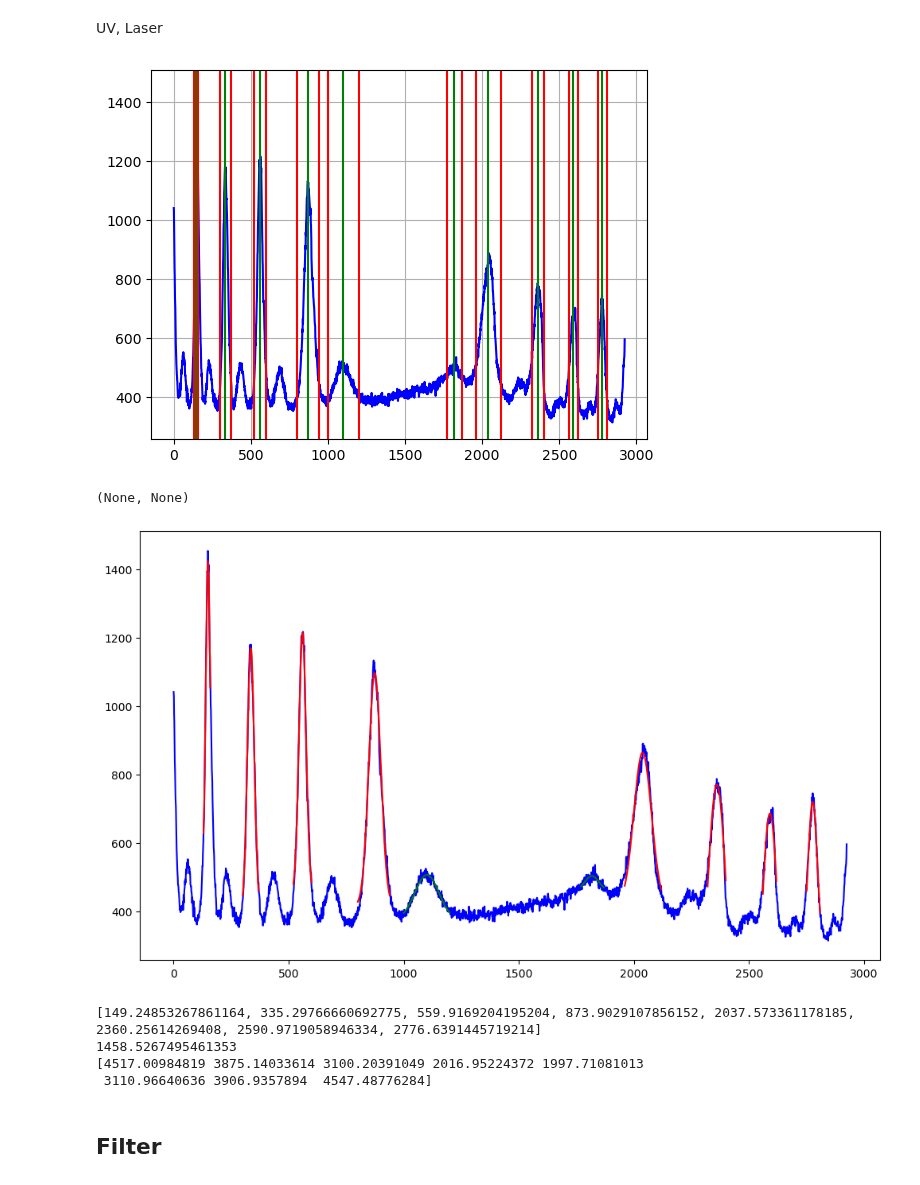
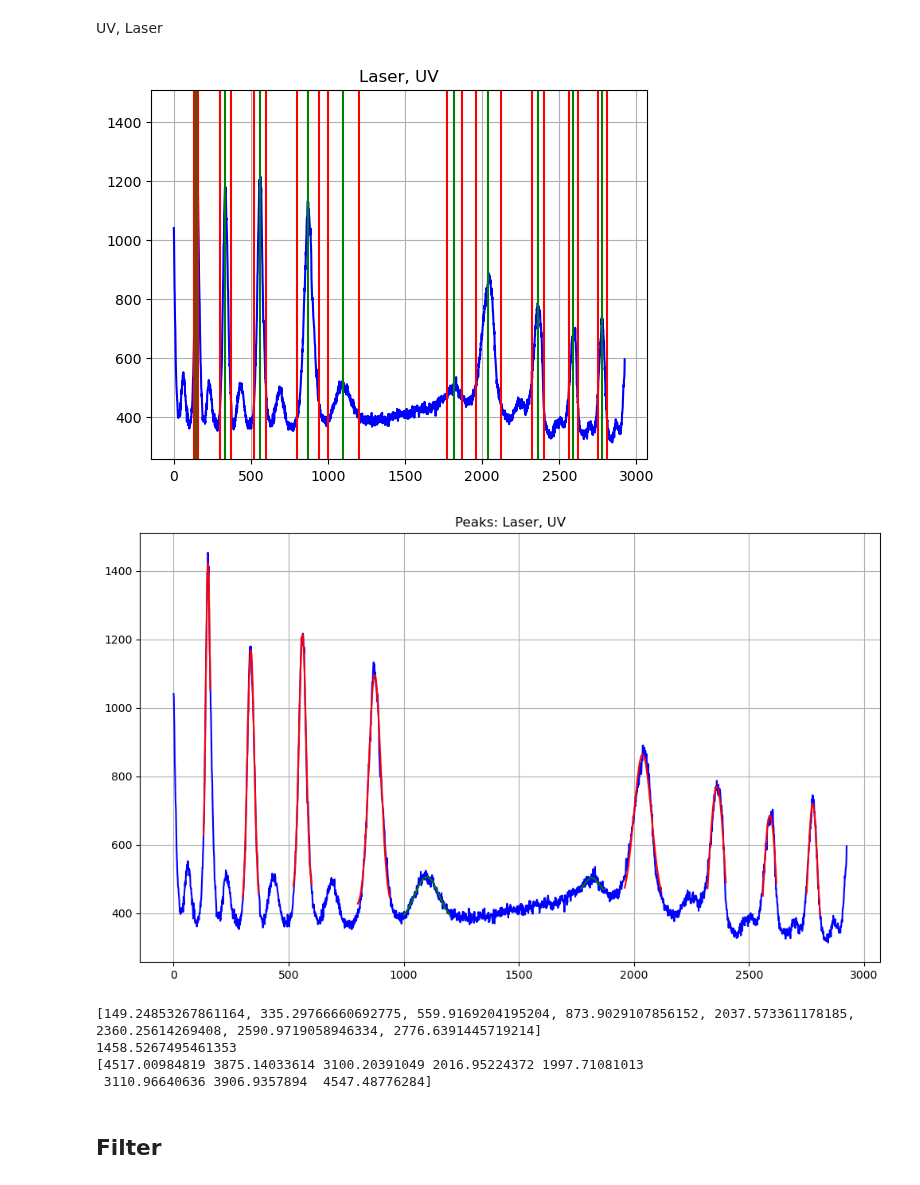
Before and after one commit to MRNock04/P3, a Jupyter notebook: Hyperfeinstruktur/Auswertung.ipynb, the cells around one changed output. Drawn from its saved outputs; the diff is of its cells as text; code cells hidden in the pictures.

```diff
--- a/Hyperfeinstruktur/Auswertung.ipynb
+++ b/Hyperfeinstruktur/Auswertung.ipynb
@@ -188,36 +185,37 @@ plt.axvline(x=940, color="red")
 # 1. rechts
 plt.axvline(x=2040, color="green")
 plt.axvline(x=1960, color="red")
 plt.axvline(x=2120, color="red")
 
 # 2. rechts
 plt.axvline(x=2360, color="green")
 plt.axvline(x=2320, color="red")
 plt.axvline(x=2400, color="red")
 
 # 3. rechts
 plt.axvline(x=2590, color="green")
 plt.axvline(x=2560, color="red")
 plt.axvline(x=2620, color="red")
 
 # 4. rechts
 plt.axvline(x=2780, color="green")
 plt.axvline(x=2750, color="red")
 plt.axvline(x=2810, color="red")
 
 # mitte, links
 plt.axvline(x=1100, color="green")
 plt.axvline(x=1000, color="red")
 plt.axvline(x=1200, color="red")
 # mitte, rechts
 plt.axvline(x=1820, color="green")
 plt.axvline(x=1770, color="red")
 plt.axvline(x=1870, color="red")
 
-plt.grid(), plt.show()
+plt.grid()
+plt.title("Laser, UV")
+plt.show()
 # %% [output]
-[figure, old version]
+[figure, new version]
-(None, None)
 # %%
 # Array of arrays with start and stop indices for each peak
 # from left to right
@@ -256,6 +254,8 @@ fit_mitte_links_ul = opt.curve_fit( gauss , uv_laser[0][1000:1200] , uv_laser[1]
 fit_mitte_rechts_ul = opt.curve_fit( gauss , uv_laser[0][1770:1870] , uv_laser[1][1770:1870] , [50,1820,50,450] )
 plt.plot(uv_laser[0][1000:1200] , [ gauss(x , fit_mitte_links_ul[0][0] , fit_mitte_links_ul[0][1] , fit_mitte_links_ul[0][2] , fit_mitte_links_ul[0][3] ) for x in uv_laser[0][1000:1200]], color="green")
 plt.plot(uv_laser[0][1770:1870] , [ gauss(x , fit_mitte_rechts_ul[0][0] , fit_mitte_rechts_ul[0][1] , fit_mitte_rechts_ul[0][2] , fit_mitte_rechts_ul[0][3] ) for x in uv_laser[0][1770:1870]], color="green")
+plt.grid()
+plt.title("Peaks: Laser, UV")
 plt.show()
 
 print(ul_pos)
@@ -266,7 +266,7 @@ print(mitte_ul)
 ul_pos = np.abs(ul_pos - mitte_ul) * 3.45
 print(ul_pos)
 # %% [output]
-[figure, old version]
+[figure, new version]
 [149.24853267861164, 335.29766660692775, 559.9169204195204, 873.9029107856152, 2037.573361178185, 2360.25614269408, 2590.9719058946334, 2776.6391445719214]
 1458.5267495461353
 [4517.00984819 3875.14033614 3100.20391049 2016.95224372 1997.71081013
```
Also changed, not shown: parts of 10 cells of this notebook.
